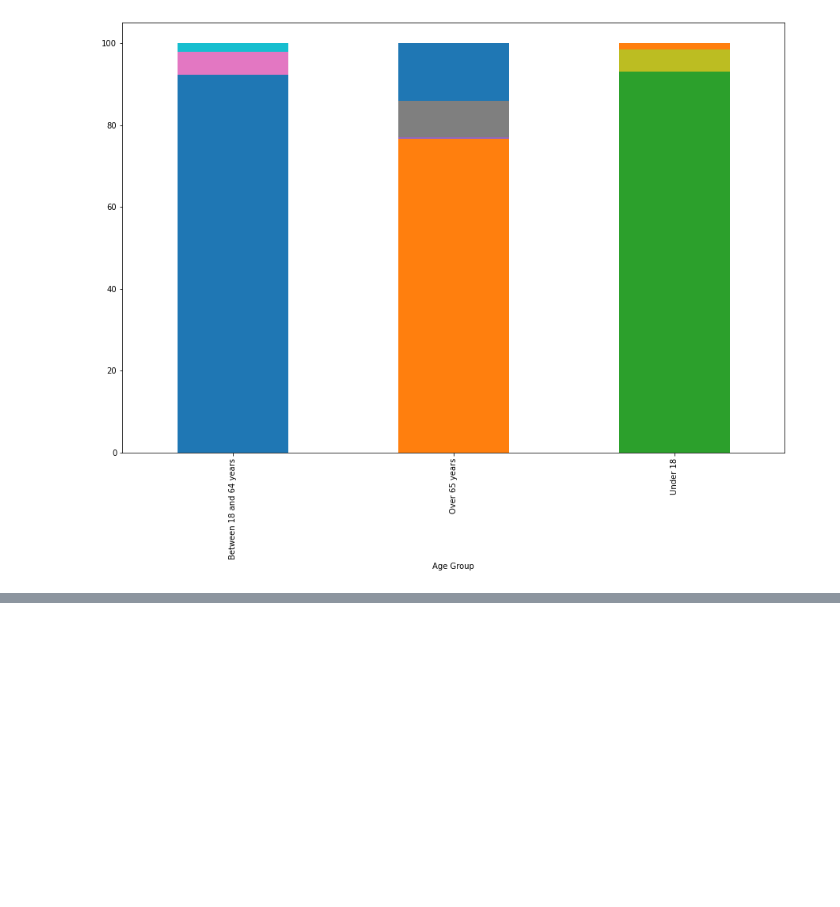
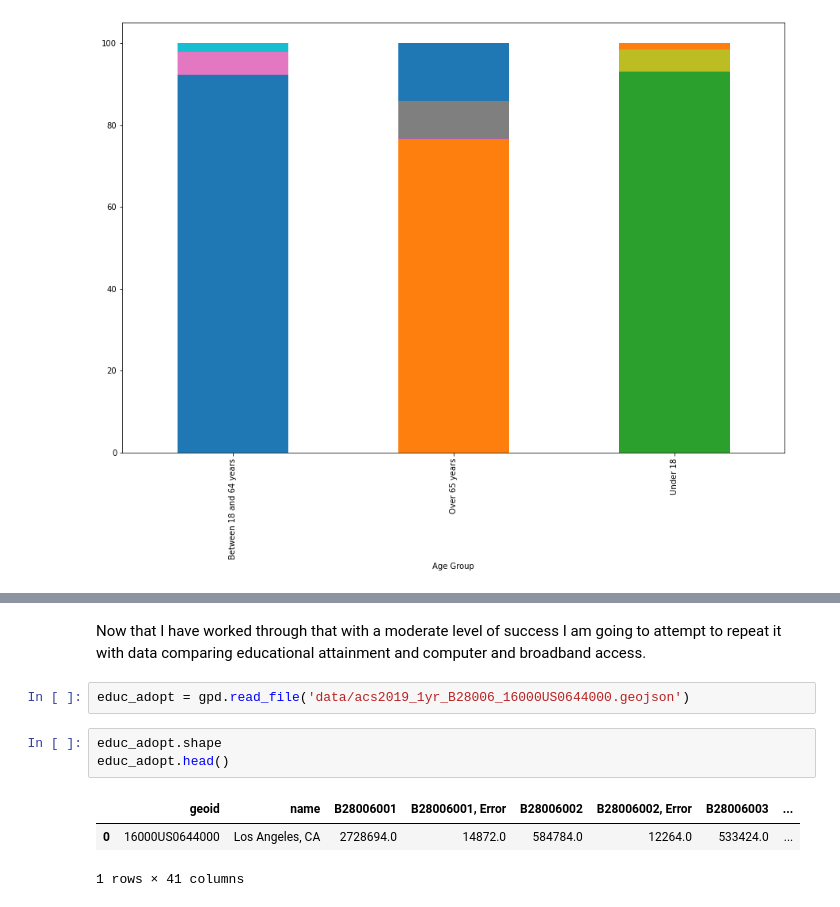
Before and after one commit to cristemc/up206a-michael, a Jupyter notebook: Week_04/visualization explorations.ipynb, the cells around one changed output, grey strips where cells are left out. Cells and saved outputs as stored; diff of their text form; blank space fills up the shorter version.

```diff
--- a/Week_04/visualization explorations.ipynb
+++ b/Week_04/visualization explorations.ipynb
@@ -340,0 +338,11 @@ age_adopt_b.groupby(['Age Group','status']).percent.first().unstack().plot(
+# %% [markdown]
+Now that I have worked through that with a moderate level of success I am going to attempt to repeat it with data comparing educational attainment and computer and broadband access.
+# %%
+educ_adopt = gpd.read_file('data/acs2019_1yr_B28006_16000US0644000.geojson')
+# %%
+educ_adopt.shape
+educ_adopt.head()
+# %% [output]
+|  | geoid | name | B28006001 | B28006001, Error | B28006002 | B28006002, Error | B28006003 | ... |
+| 0 | 16000US0644000 | Los Angeles, CA | 2728694.0 | 14872.0 | 584784.0 | 12264.0 | 533424.0 | ... |
+1 rows × 41 columns
```
Also changed, not shown: parts of 14 cells of this notebook.
